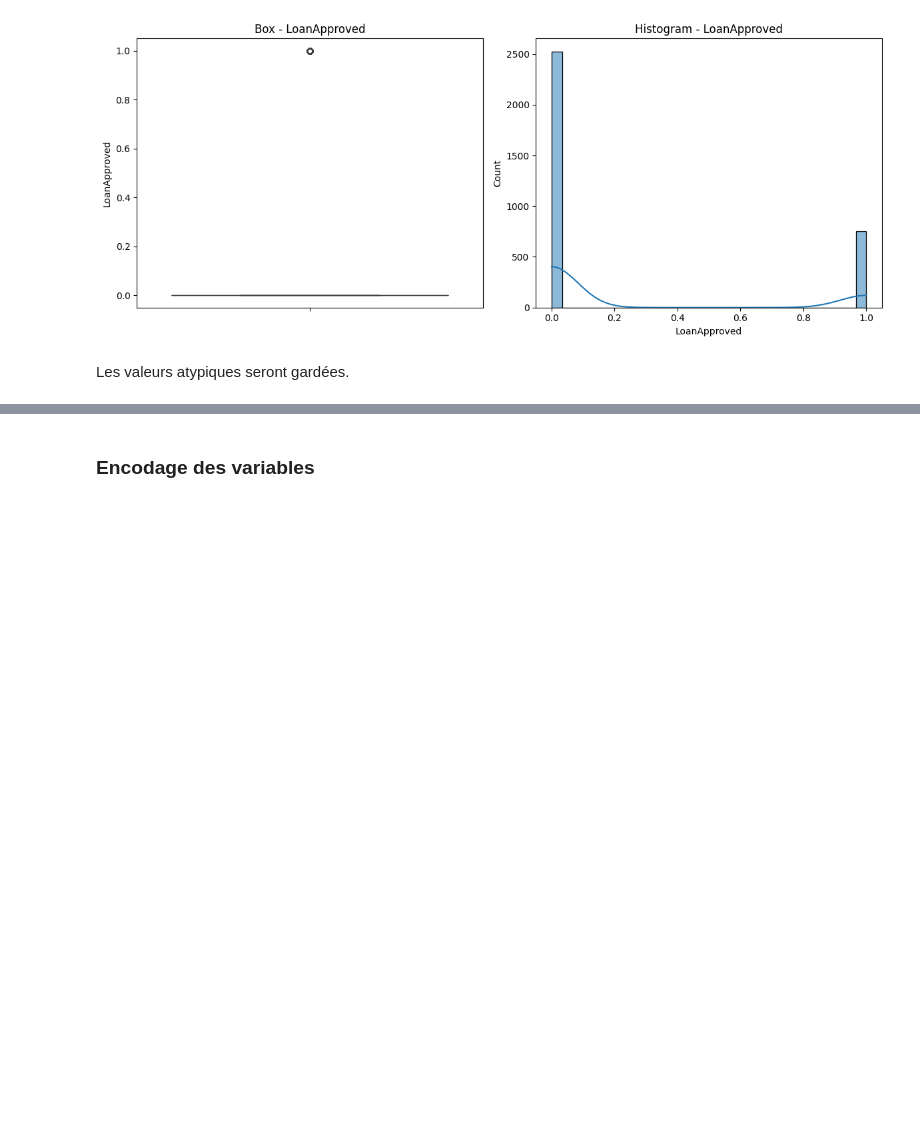
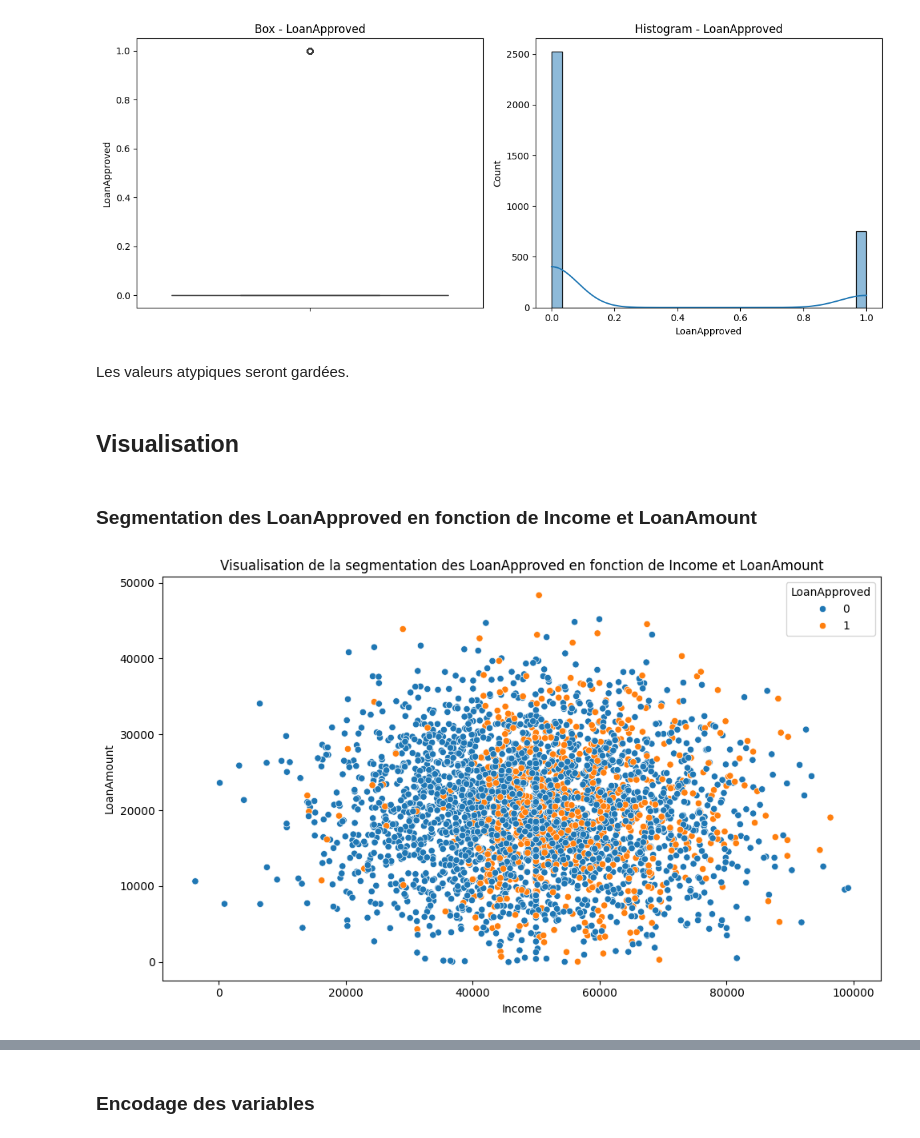
Before and after one commit to ArthurEDLP/projet_SVM_Arthur_Thomas, a Jupyter notebook: code.ipynb, the cells around one changed output, grey strips where cells are left out. Cells and saved outputs as stored; diff of their text form; code cells hidden in the pictures; blank space fills up the shorter version.

Commit message:
visualisation via segmentation

```diff
--- a/code.ipynb
+++ b/code.ipynb
@@ -188,3 +190,15 @@ for col in df_clean.columns:
 [figure]
 # %% [markdown]
 Les valeurs atypiques seront gardées.
+# %% [markdown]
+## Visualisation
+# %% [markdown]
+### Segmentation des LoanApproved en fonction de Income et LoanAmount
+# %%
+fig = plt.figure(figsize=(10,6))
+sns.scatterplot(x='Income', y='LoanAmount', hue='LoanApproved', data=df_clean)
+plt.title('Visualisation de la segmentation des LoanApproved en fonction de Income et LoanAmount')
+plt.tight_layout()
+plt.show()
+# %% [output]
+[figure, added]
```
Also changed, not shown: parts of 21 cells of this notebook.
